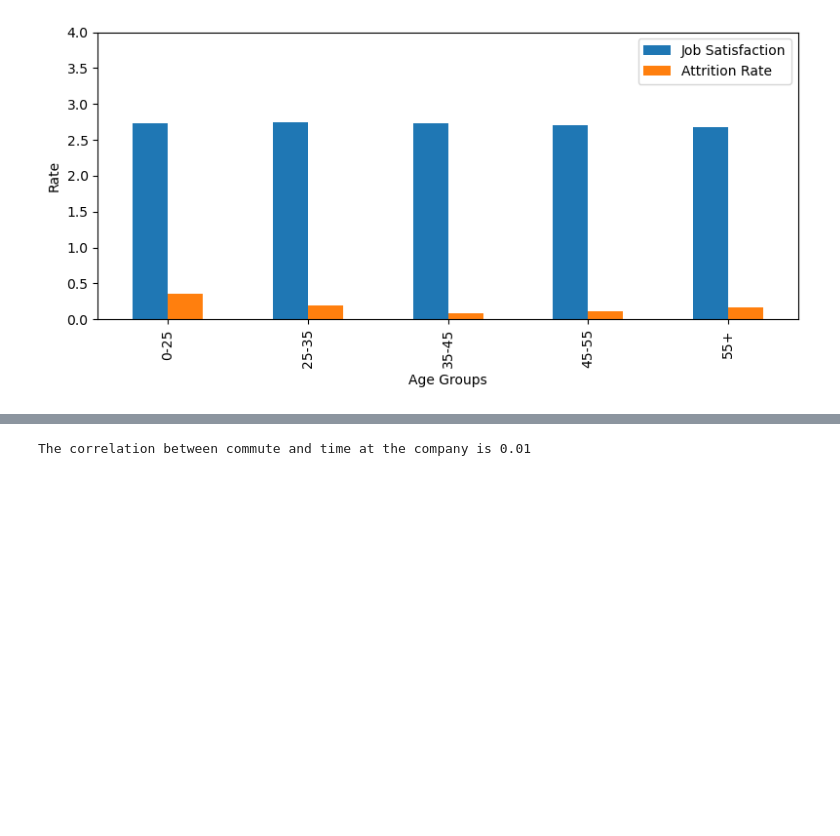
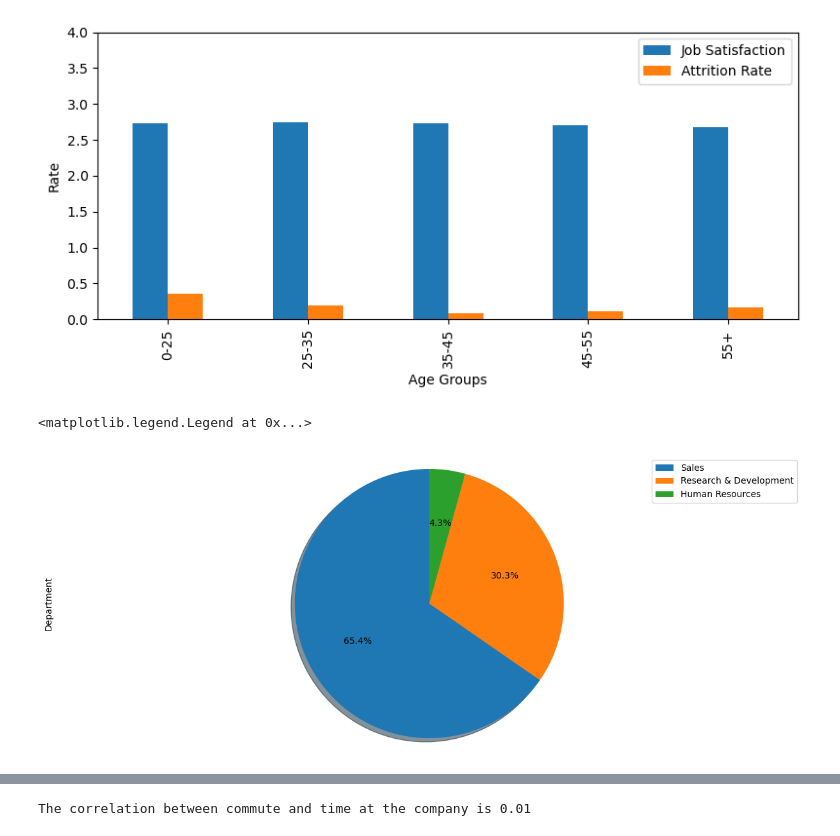
Before and after one commit to Bran2332/Project1, a Jupyter notebook: Chart Write ups SE.ipynb, the cells around one changed output, grey strips where cells are left out. Cells and saved outputs as stored; diff of their text form; code cells hidden in the pictures; blank space fills up the shorter version.

```diff
--- a/Chart Write ups SE.ipynb
+++ b/Chart Write ups SE.ipynb
@@ -352,5 +365,19 @@ plt.show()
 # %%
 ##The bar graph tells the same story of the line graph. The group with the most attrition is below below 25 while
 ##job statisifaction remains static around 2.7 for all age groups.
+# %%
+# Company breakdown by department
+attrition_df["Department"].value_counts().plot(kind='pie',
+                            figsize=(15, 6),
+                            autopct='%1.1f%%',
+                            startangle=90,
+
+                            shadow=True,
+                            labels=None)
+plt.axis('equal')
+plt.legend(labels=['Sales','Research & Development','Human Resources'],loc='upper right')
+# %% [output]
+<matplotlib.legend.Legend at 0x...>
+[figure, added]
 # %%
 # Pie Chart - attrition by department
```
Also changed, not shown: parts of 5 cells of this notebook, 1 other file.
